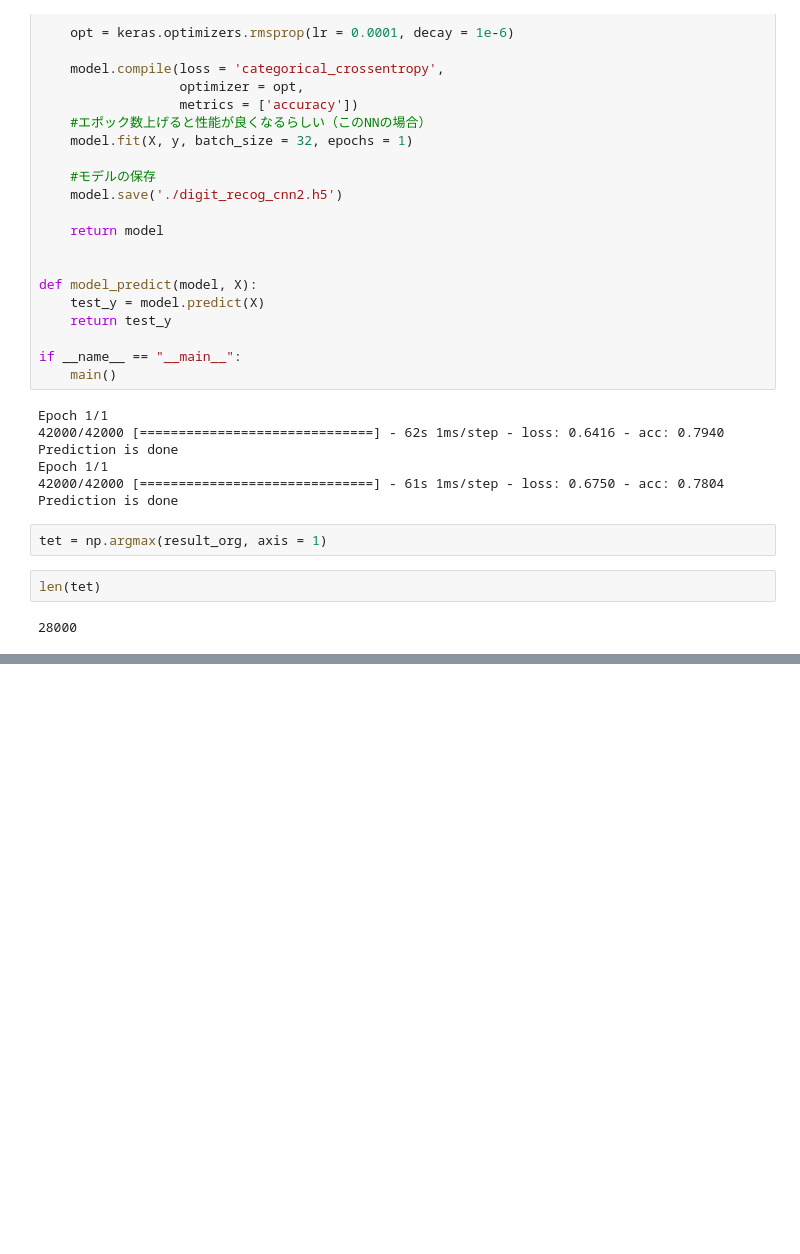
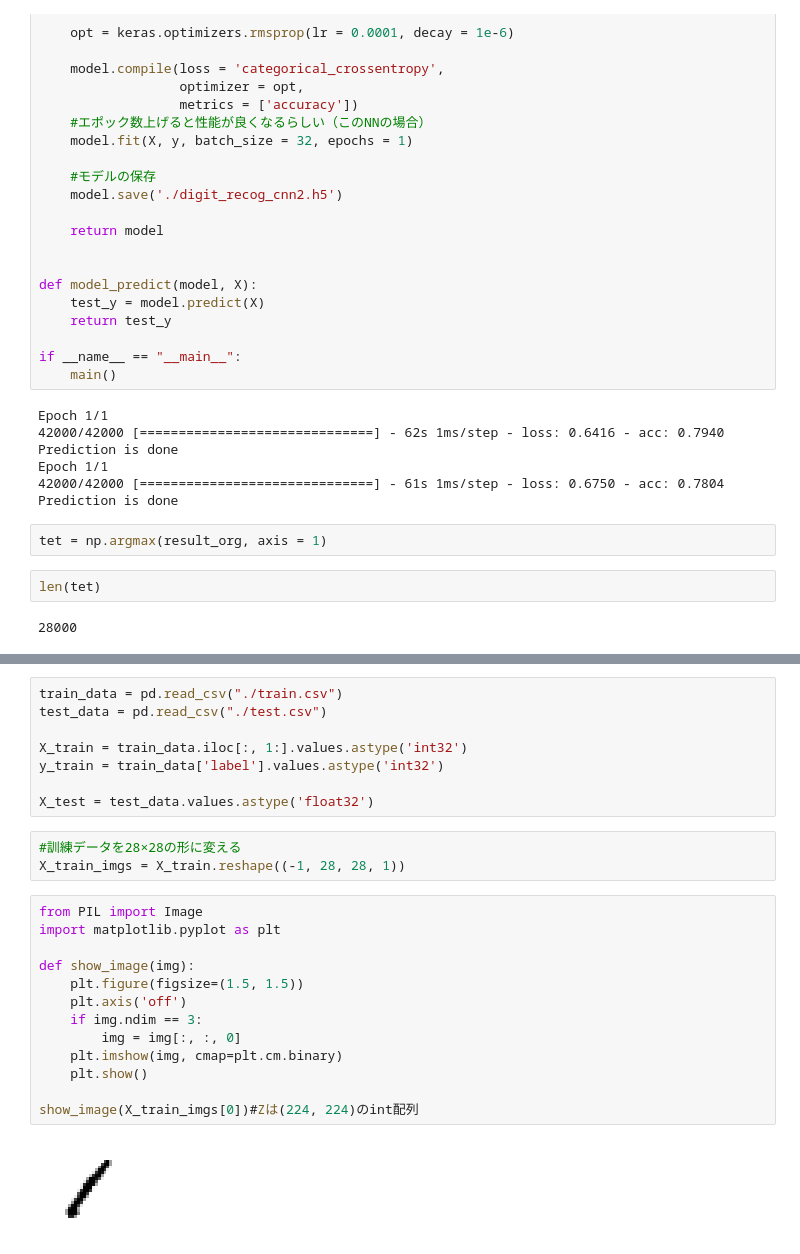
Before and after one commit to bigface0202/python, a Jupyter notebook: Machine learning/digit-recognizer/data_check.ipynb, the cells around one changed output, grey strips where cells are left out. Saved outputs shown, nothing was run; the diff lists cells and outputs as text; blank space fills up the shorter version.

```diff
--- a/Machine learning/digit-recognizer/data_check.ipynb
+++ b/Machine learning/digit-recognizer/data_check.ipynb
@@ -185,0 +184,26 @@ ModuleNotFoundError: No module named 'torch'
+# %%
+train_data = pd.read_csv("./train.csv")
+test_data = pd.read_csv("./test.csv")
+
+X_train = train_data.iloc[:, 1:].values.astype('int32')
+y_train = train_data['label'].values.astype('int32')
+
+X_test = test_data.values.astype('float32')
+# %%
+#訓練データを28×28の形に変える
+X_train_imgs = X_train.reshape((-1, 28, 28, 1))
+# %%
+from PIL import Image
+import matplotlib.pyplot as plt
+
+def show_image(img):
+    plt.figure(figsize=(1.5, 1.5))
+    plt.axis('off')
+    if img.ndim == 3:
+        img = img[:, :, 0]
+    plt.imshow(img, cmap=plt.cm.binary)
+    plt.show()
+
+show_image(X_train_imgs[0])#Zは(224, 224)のint配列
+# %% [output]
+[figure, added]
```
Also changed, not shown: parts of 29 cells of this notebook, 10 other files.
